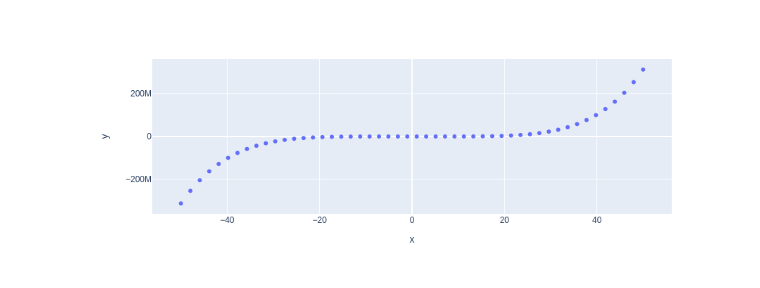
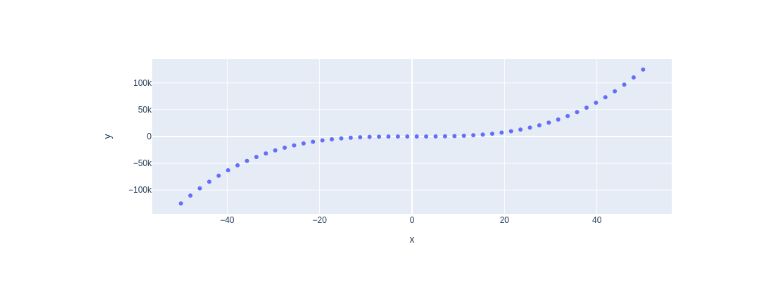
Before and after one commit to kohyk02/my-notebooks-repo, a Jupyter notebook: experiment1.ipynb, the cells around one changed output. Cells and saved outputs as stored; diff of their text form; code cells hidden in the pictures.

```diff
--- a/experiment1.ipynb
+++ b/experiment1.ipynb
@@ -1,12 +1,12 @@
 # %%
 import numpy as np
 import plotly.express as px
 # x-axis data points
 x = np.linspace(start=-50, stop=50)
 # y-axis data points
-y = x ** 5
+y = x ** 3
 # define the plot
 fig = px.scatter(x=x, y=y)
 fig.show()
 # %% [output]
-[figure, old version]
+[figure, new version]
```
